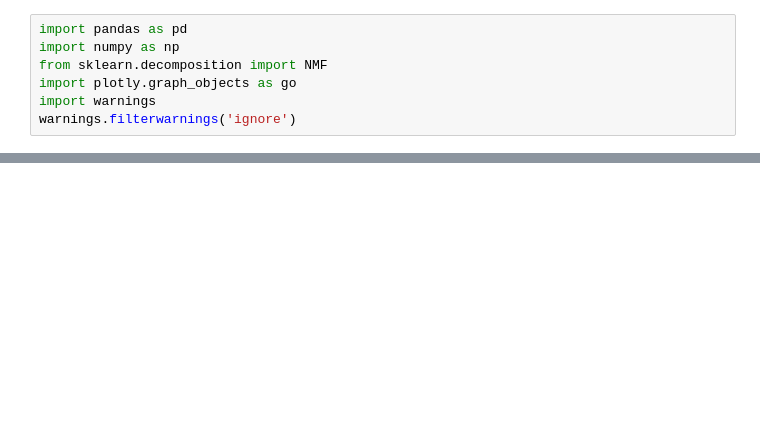
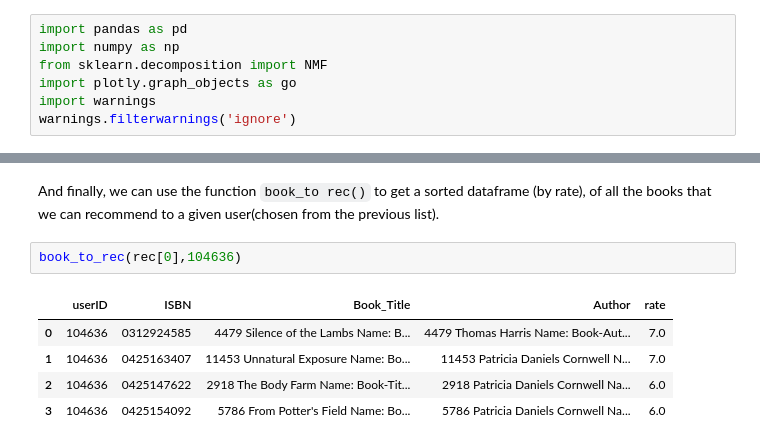
Before and after one commit to ELKHMISSI/NMF, a Jupyter notebook: test.ipynb, the cells around one changed output, grey strips where cells are left out. Drawn from its saved outputs; the diff is of its cells as text; blank space fills up the shorter version.

```diff
--- a/test.ipynb
+++ b/test.ipynb
@@ -111,0 +266,10 @@ pd.DataFrame(np.asmatrix(np.where(X_hat_b)).T,columns=["i","j"])
+# %% [markdown]
+And finally, we can use the function `book_to rec()` to get a sorted dataframe (by rate), of all the books that we can recommend to a given user(chosen from the previous list).
+# %%
+book_to_rec(rec[0],104636)
+# %% [output]
+|  | userID | ISBN | Book_Title | Author | rate |
+| 0 | 104636 | 0312924585 | 4479 Silence of the Lambs Name: B... | 4479 Thomas Harris Name: Book-Aut... | 7.0 |
+| 1 | 104636 | 0425163407 | 11453 Unnatural Exposure Name: Bo... | 11453 Patricia Daniels Cornwell N... | 7.0 |
+| 2 | 104636 | 0425147622 | 2918 The Body Farm Name: Book-Tit... | 2918 Patricia Daniels Cornwell Na... | 6.0 |
+| 3 | 104636 | 0425154092 | 5786 From Potter's Field Name: Bo... | 5786 Patricia Daniels Cornwell Na... | 6.0 |
```
Also changed, not shown: parts of 21 cells of this notebook, 9 other files.
